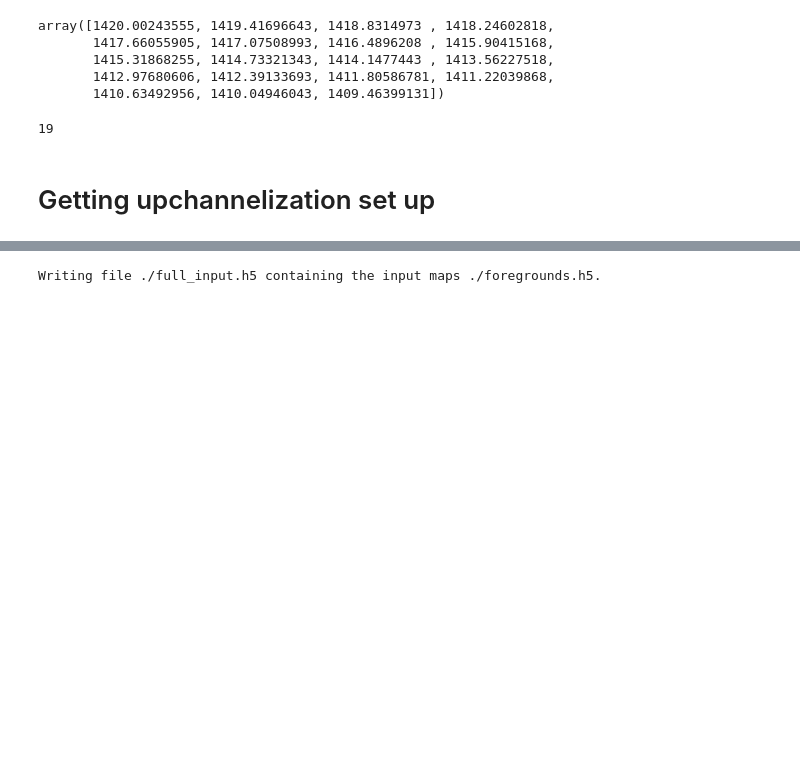
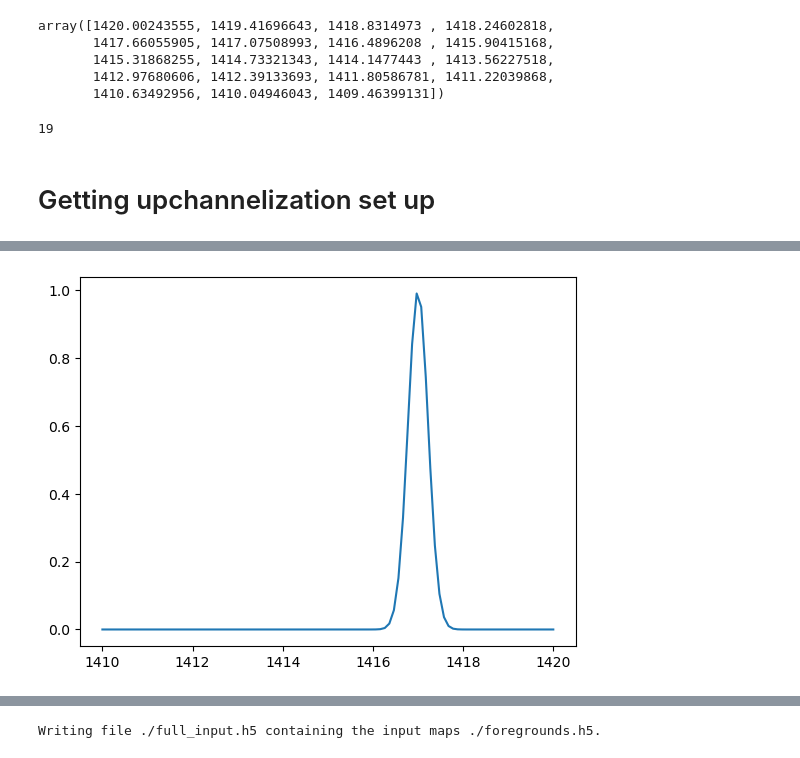
Before and after one commit to rebeccaceppas/H_GASP, a Jupyter notebook: notebooks/test_upchannelization.ipynb, the cells around one changed output, grey strips where cells are left out. Cells and saved outputs as stored; diff of their text form; code cells hidden in the pictures; blank space fills up the shorter version.

```diff
--- a/notebooks/test_upchannelization.ipynb
+++ b/notebooks/test_upchannelization.ipynb
@@ -57,0 +89,8 @@ Matrix frequencies with shape (38,) saved to ./freqs_matrix.npy
+# %%
+f = np.linspace(fmax, fmin, 100)
+profile = np.exp(-(f-1417)**2/.1)
+
+plt.plot(f, profile)
+plt.show()
+# %% [output]
+[figure, added]
```
Also changed, not shown: parts of 24 cells of this notebook, 2 other files.
